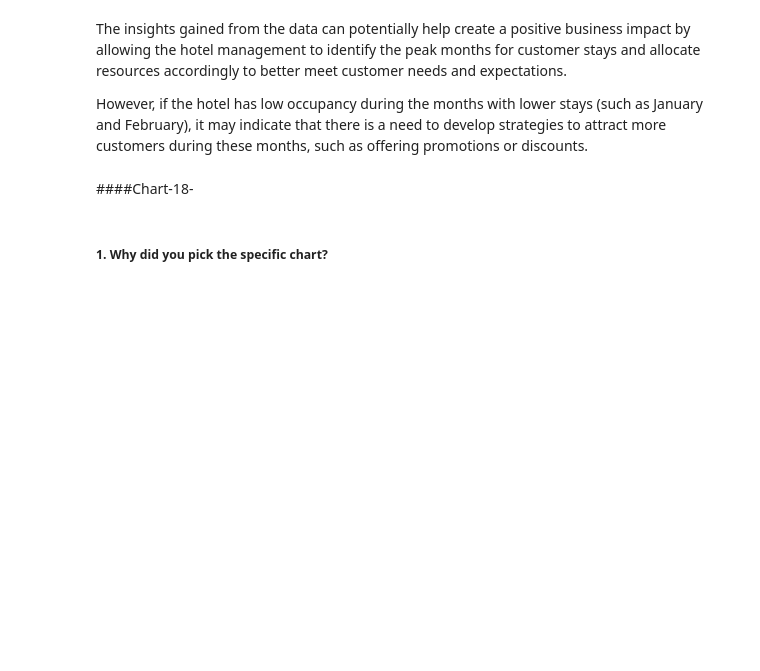
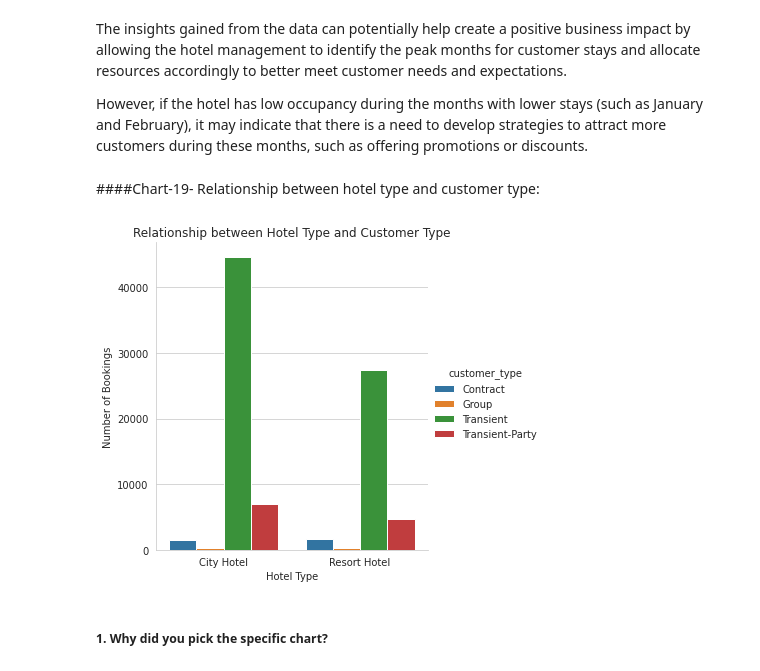
Before and after one commit to sibi601/EDA-Hotel_Booking, a Jupyter notebook: EDA_hotel_booking_analysis_capstoneproject_SIBIN_IQBAL.ipynb, the cells around one changed output. Cells and saved outputs as stored; diff of their text form; code cells hidden in the pictures; blank space fills up the shorter version.

```diff
--- a/EDA_hotel_booking_analysis_capstoneproject_SIBIN_IQBAL.ipynb
+++ b/EDA_hotel_booking_analysis_capstoneproject_SIBIN_IQBAL.ipynb
@@ -1098,5 +1098,3 @@ Are there any insights that lead to negative growth? Justify with specific reaso
 The insights gained from the data can potentially help create a positive business impact by allowing the hotel management to identify the peak months for customer stays and allocate resources accordingly to better meet customer needs and expectations.
 
 However, if the hotel has low occupancy during the months with lower stays (such as January and February), it may indicate that there is a need to develop strategies to attract more customers during these months, such as offering promotions or discounts.
-# %% [markdown]
-####Chart-18-
@@ -1105,2 +1101,14 @@ However, if the hotel has low occupancy during the months with lower stays (such
+# %% [markdown]
+####Chart-19- Relationship between hotel type and customer type:
+# %%
+# Chart - 19 visualization code
+hotel_ct_df = hb_df.groupby(["hotel", "customer_type"]).size().reset_index(name = "count")
+sns.catplot(x = "hotel", y = "count", hue = "customer_type", kind = "bar", data = hotel_ct_df)
+plt.xlabel("Hotel Type")
+plt.ylabel("Number of Bookings")
+plt.title("Relationship between Hotel Type and Customer Type")
+plt.show()
+# %% [output]
+[figure, added]
 # %% [markdown]
 ##### 1. Why did you pick the specific chart?
```
Also changed, not shown: parts of 27 cells of this notebook.
